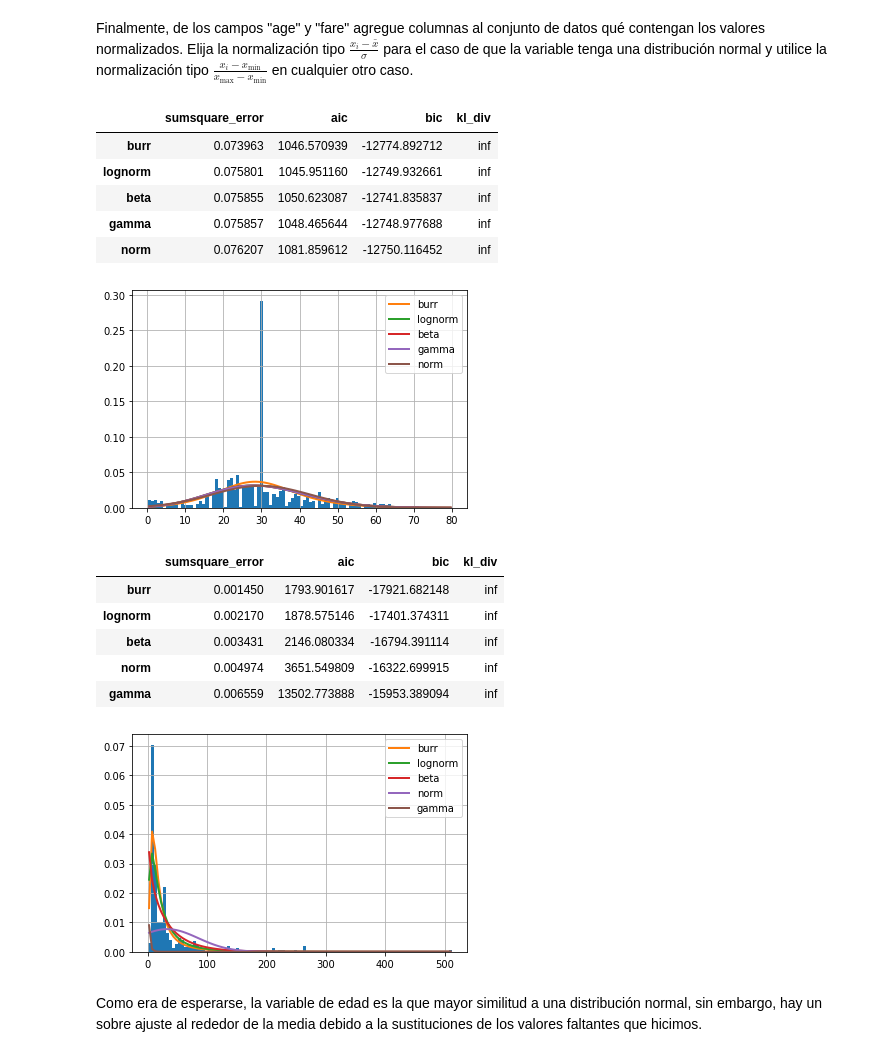
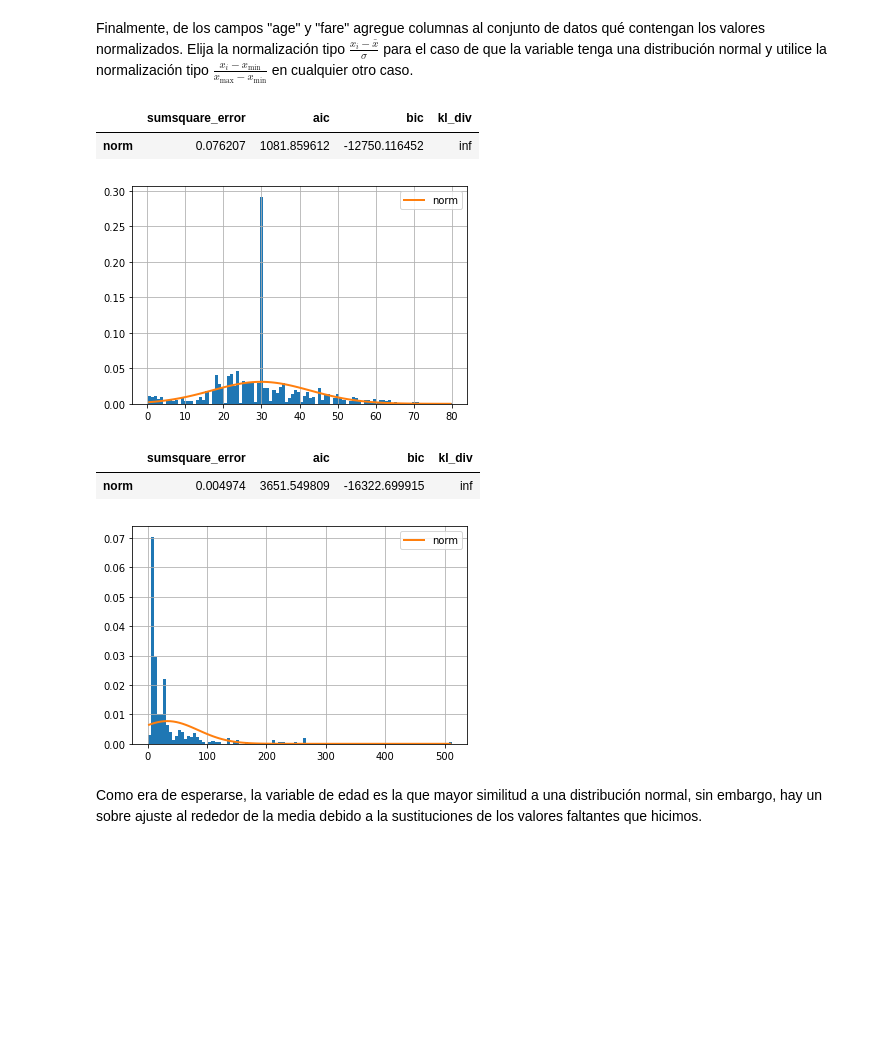
Before and after one commit to danielfrgs/2022_1-Visualizacion-Informacion, a Jupyter notebook: Tareas/T5/T5.ipynb, the cells around one changed output. Saved outputs shown, nothing was run; the diff lists cells and outputs as text; code cells hidden in the pictures; blank space fills up the shorter version.

```diff
--- a/Tareas/T5/T5.ipynb
+++ b/Tareas/T5/T5.ipynb
@@ -166,44 +166,28 @@ age = titanic_2["age"].values
 from fitter import Fitter, get_common_distributions, get_distributions
 
 f = Fitter(age,
-           distributions=['gamma',
-                          'lognorm',
-                          "beta",
-                          "burr",
-                          "norm"])
+           distributions=["norm"])
 f.fit()
 f.summary()
 # %% [output]
 |  | sumsquare_error | aic | bic | kl_div |
-| burr | 0.073963 | 1046.570939 | -12774.892712 | inf |
-| lognorm | 0.075801 | 1045.951160 | -12749.932661 | inf |
-| beta | 0.075855 | 1050.623087 | -12741.835837 | inf |
-| gamma | 0.075857 | 1048.465644 | -12748.977688 | inf |
 | norm | 0.076207 | 1081.859612 | -12750.116452 | inf |
-[figure, old version]
+[figure, new version]
 # %%
 fare = titanic_2["fare"].values
 
 # Distribuciones
 
 from fitter import Fitter, get_common_distributions, get_distributions
 
 f = Fitter(fare,
-           distributions=['gamma',
-                          'lognorm',
-                          "beta",
-                          "burr",
-                          "norm"])
+           distributions=["norm"])
 f.fit()
 f.summary()
 # %% [output]
 |  | sumsquare_error | aic | bic | kl_div |
-| burr | 0.001450 | 1793.901617 | -17921.682148 | inf |
-| lognorm | 0.002170 | 1878.575146 | -17401.374311 | inf |
-| beta | 0.003431 | 2146.080334 | -16794.391114 | inf |
 | norm | 0.004974 | 3651.549809 | -16322.699915 | inf |
-| gamma | 0.006559 | 13502.773888 | -15953.389094 | inf |
-[figure, old version]
+[figure, new version]
 # %% [markdown]
 Como era de esperarse, la variable de edad es la que mayor similitud a una distribución normal, sin embargo, hay un sobre ajuste al rededor de la media debido a la sustituciones de los valores faltantes que hicimos.
 # %%
```
Also changed, not shown: 2 other files.
